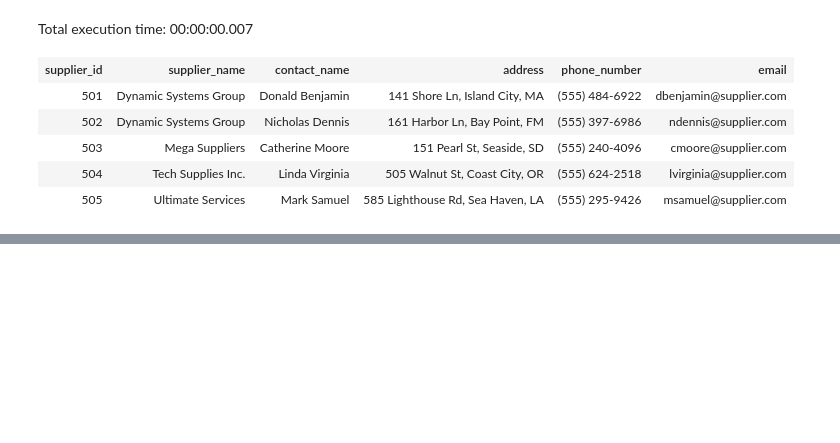
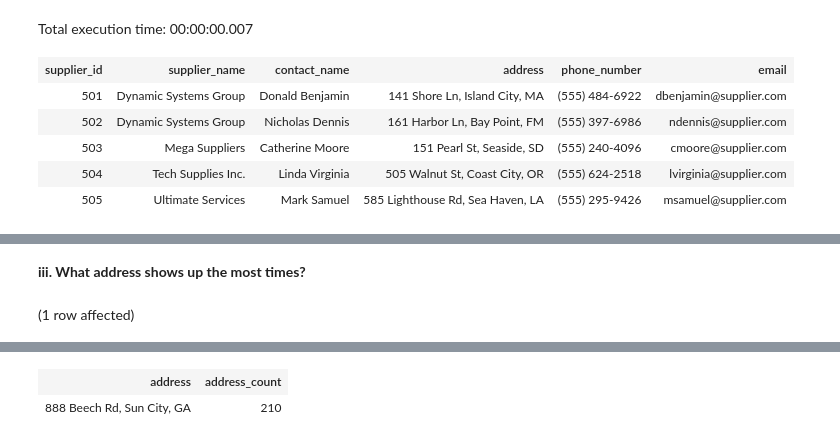
Before and after one commit to bradleytkay/post-launchcode-grad-work, a Jupyter notebook: OnlineShoppingDB.ipynb, the cells around one changed output, grey strips where cells are left out. Saved outputs shown, nothing was run; the diff lists cells and outputs as text; code cells hidden in the pictures; blank space fills up the shorter version.

```diff
--- a/OnlineShoppingDB.ipynb
+++ b/OnlineShoppingDB.ipynb
@@ -182,0 +204,12 @@ oders
+# %% [markdown]
+**iii. What address shows up the most times?**
+# %%
+SELECT TOP 1 [address], COUNT (*) AS address_count
+FROM OnlineShoppingDB.dbo.customers
+GROUP BY [address]
+ORDER BY address_count DESC
+
+--Why is an address showing up 210 times?  Is it an apartment complex, but the different units aren't
+--included?
+# %% [output]
+(1 row affected)
@@ -182,0 +217,2 @@ oders
+| address | address_count |
+| 888 Beech Rd, Sun City, GA | 210 |
```
Also changed, not shown: parts of 13 cells of this notebook.
